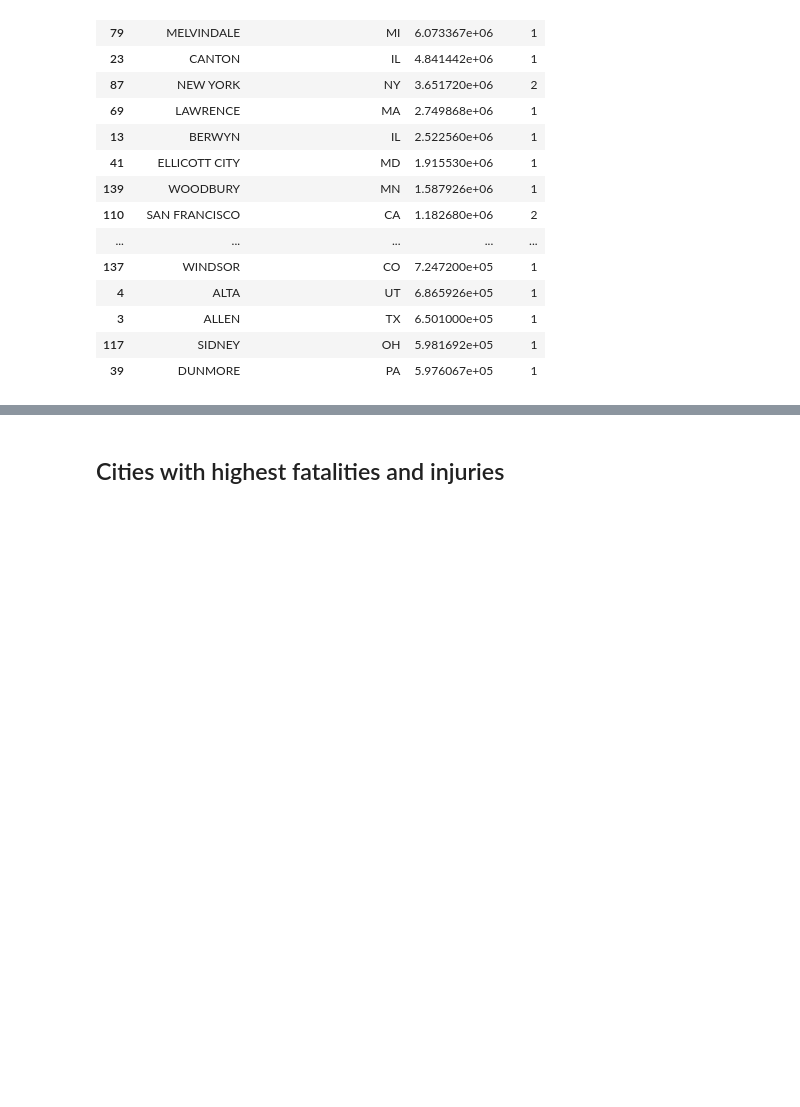
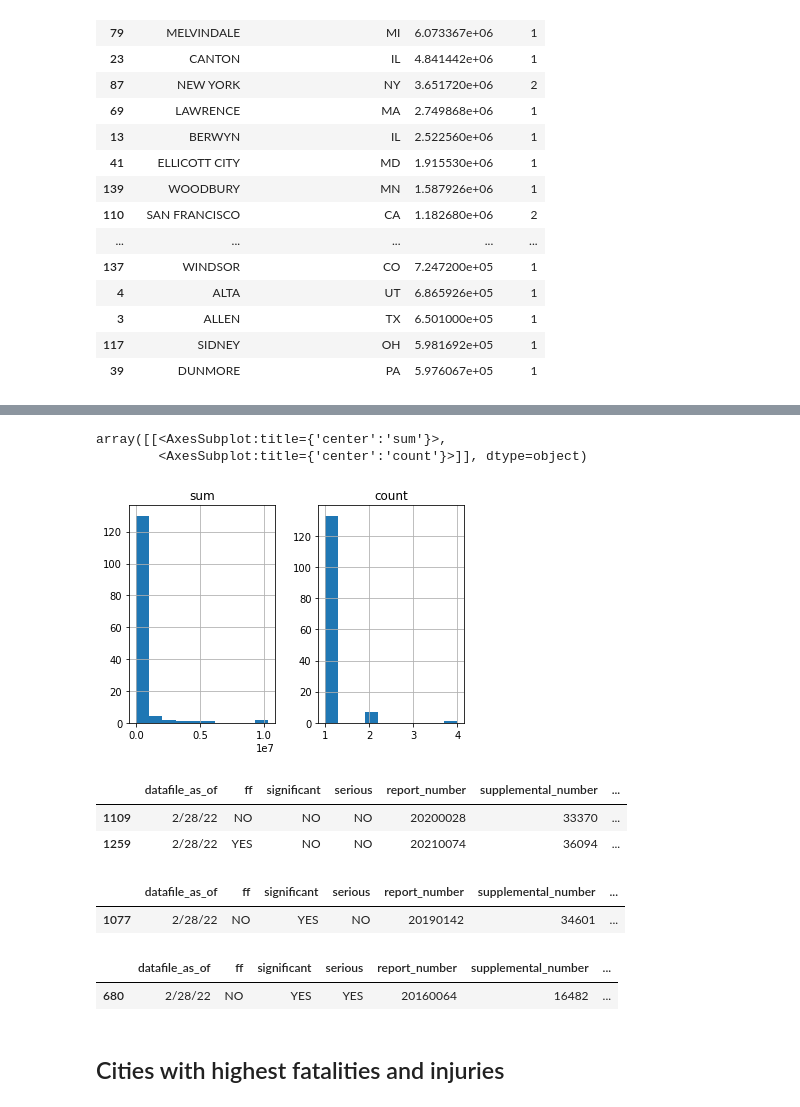
Before and after one commit to jessieblaeser/Pipeline-Incident-Map, a Jupyter notebook: analysis/areas-of-interest-after-2010.ipynb, the cells around one changed output, grey strips where cells are left out. Cells and saved outputs as stored; diff of their text form; code cells hidden in the pictures; blank space fills up the shorter version.

```diff
--- a/analysis/areas-of-interest-after-2010.ipynb
+++ b/analysis/areas-of-interest-after-2010.ipynb
@@ -47,7 +47,8 @@ Name: location_city_name, dtype: int64
 total_cost variable would give us the estimated total cost
 # %%
 df_highest_cost = df.groupby(['location_city_name', 'location_state_abbreviation']).total_cost_current.agg(['sum', 'count']).reset_index()
-df_highest_cost.sort_values('sum', ascending=False).head(20)
+df_plot = df_highest_cost.sort_values('sum', ascending=False)
+df_plot.head(20)
 # %% [output]
 |  | location_city_name | location_state_abbreviation | sum | count |
 | 5 | ATLANTA | GA | 1.033171e+07 | 2 |
@@ -69,3 +84,28 @@ df_highest_cost.sort_values('sum', ascending=False).head(20)
+# %%
+df_plot.hist()
+
+# the vast majority of towns had incidents that were not particularly expensive.
+# use 1M as a cut off -- ask source? about a good cut off?
+# %% [output]
+array([[<AxesSubplot:title={'center':'sum'}>,
+        <AxesSubplot:title={'center':'count'}>]], dtype=object)
+[figure, added]
+# %%
+df[df.location_city_name == 'ATLANTA']
+# %% [output]
+|  | datafile_as_of | ff | significant | serious | report_number | supplemental_number | ... |
+| 1109 | 2/28/22 | NO | NO | NO | 20200028 | 33370 | ... |
+| 1259 | 2/28/22 | YES | NO | NO | 20210074 | 36094 | ... |
+# %%
+df[df.location_city_name == 'PEPPER PIKE']
+# %% [output]
+|  | datafile_as_of | ff | significant | serious | report_number | supplemental_number | ... |
+| 1077 | 2/28/22 | NO | YES | NO | 20190142 | 34601 | ... |
+# %%
+df[df.location_city_name == 'MELVINDALE']
+# %% [output]
+|  | datafile_as_of | ff | significant | serious | report_number | supplemental_number | ... |
+| 680 | 2/28/22 | NO | YES | YES | 20160064 | 16482 | ... |
 # %% [markdown]
 ## Cities with highest fatalities and injuries
 # %%
```
Also changed, not shown: parts of 6 cells of this notebook, 3 other files.
